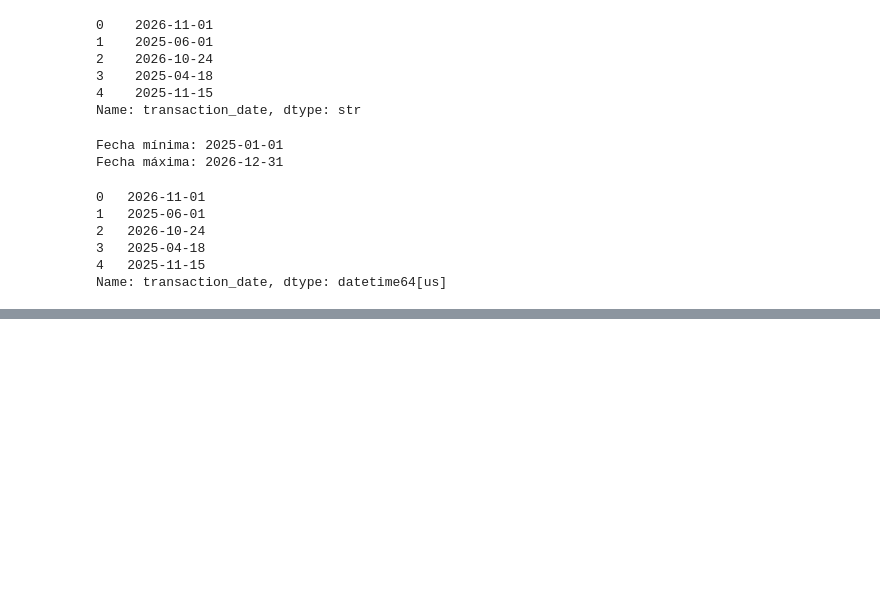
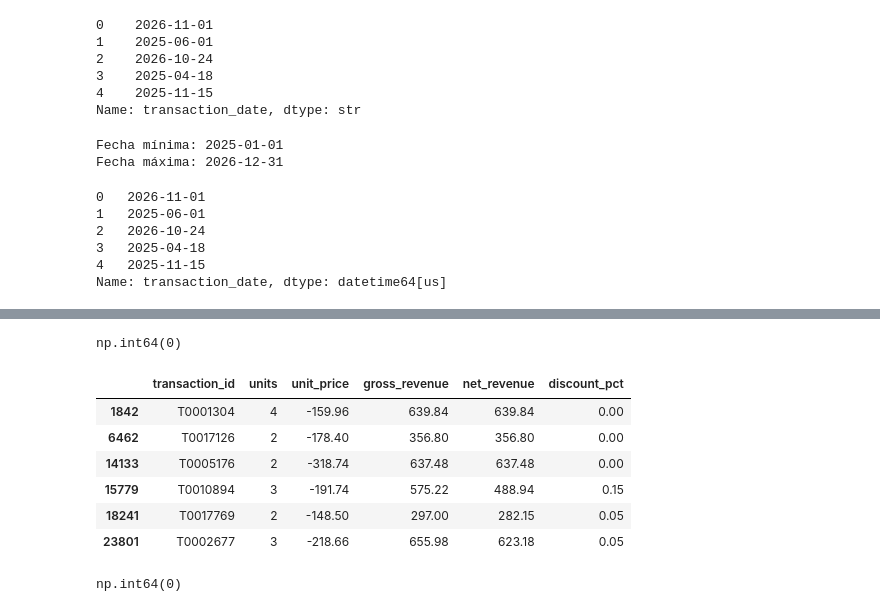
Before and after one commit to alexischevanier-byte/analytics-retail, a Jupyter notebook: notebooks/01_business_analysis.ipynb, the cells around one changed output, grey strips where cells are left out. Drawn from its saved outputs; the diff is of its cells as text; code cells hidden in the pictures; blank space fills up the shorter version.

```diff
--- a/notebooks/01_business_analysis.ipynb
+++ b/notebooks/01_business_analysis.ipynb
@@ -375,0 +466,16 @@ Name: transaction_date, dtype: datetime64[us]
+# %%
+df.loc[df['units'] <= 0, 'units'] = (df.loc[df['units'] <= 0, 'gross_revenue'] / df.loc[df['units'] <= 0, 'unit_price']).astype('int64')
+# %%
+(df['units'] <= 0).sum()
+# %% [output]
+np.int64(0)
+# %%
+df.loc[df['unit_price'] <= 0, ['transaction_id', 'units', 'unit_price', 'gross_revenue', 'net_revenue', 'discount_pct']]
+# %% [output]
+|  | transaction_id | units | unit_price | gross_revenue | net_revenue | discount_pct |
+| 1842 | T0001304 | 4 | -159.96 | 639.84 | 639.84 | 0.00 |
+| 6462 | T0017126 | 2 | -178.40 | 356.80 | 356.80 | 0.00 |
+| 14133 | T0005176 | 2 | -318.74 | 637.48 | 637.48 | 0.00 |
+| 15779 | T0010894 | 3 | -191.74 | 575.22 | 488.94 | 0.15 |
+| 18241 | T0017769 | 2 | -148.50 | 297.00 | 282.15 | 0.05 |
+| 23801 | T0002677 | 3 | -218.66 | 655.98 | 623.18 | 0.05 |
@@ -375,0 +484,4 @@ Name: transaction_date, dtype: datetime64[us]
+# %%
+(df['unit_price'] <= 0).sum()
+# %% [output]
+np.int64(0)
```
Also changed, not shown: parts of 9 cells of this notebook.
